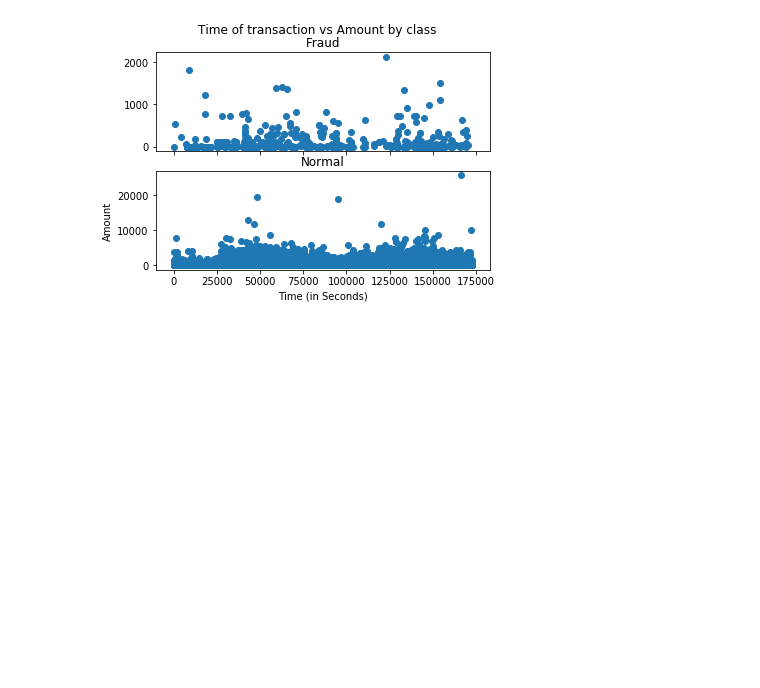
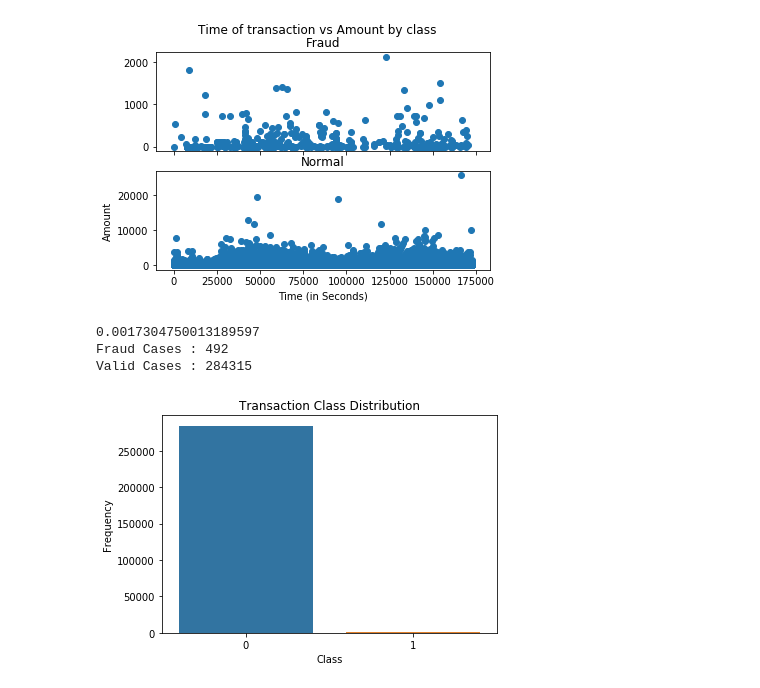
Before and after one commit to codebrain001/Credit-Card-Fraud-detection, a Jupyter notebook: notebook/Saturn note.ipynb, the cells around one changed output. Drawn from its saved outputs; the diff is of its cells as text; code cells hidden in the pictures; blank space fills up the shorter version.

```diff
--- a/notebook/Saturn note.ipynb
+++ b/notebook/Saturn note.ipynb
@@ -13,4 +13,4 @@ from sklearn.ensemble import IsolationForest
 from sklearn.metrics import classification_report,accuracy_score
 from sklearn.model_selection import train_test_split
 # %%
-df = pd.read_csv("../data/creditcard.csv", sep=',')
+df = pd.read_csv("../data/creditcard.csv")
@@ -126,3 +122,14 @@ outlier_fraction = len(Fraud)/float(len(Valid))
 print(outlier_fraction)
 print("Fraud Cases : {}".format(len(Fraud)))
 print("Valid Cases : {}".format(len(Valid)))
+# %% [output]
+0.0017304750013189597
+Fraud Cases : 492
+Valid Cases : 284315
+# %%
+ax = sns.countplot(x="Class", data=df)
+plt.title("Transaction Class Distribution")
+plt.xlabel("Class")
+plt.ylabel("Frequency");
+# %% [output]
+[figure, added]
```
Also changed, not shown: parts of 6 cells of this notebook.
